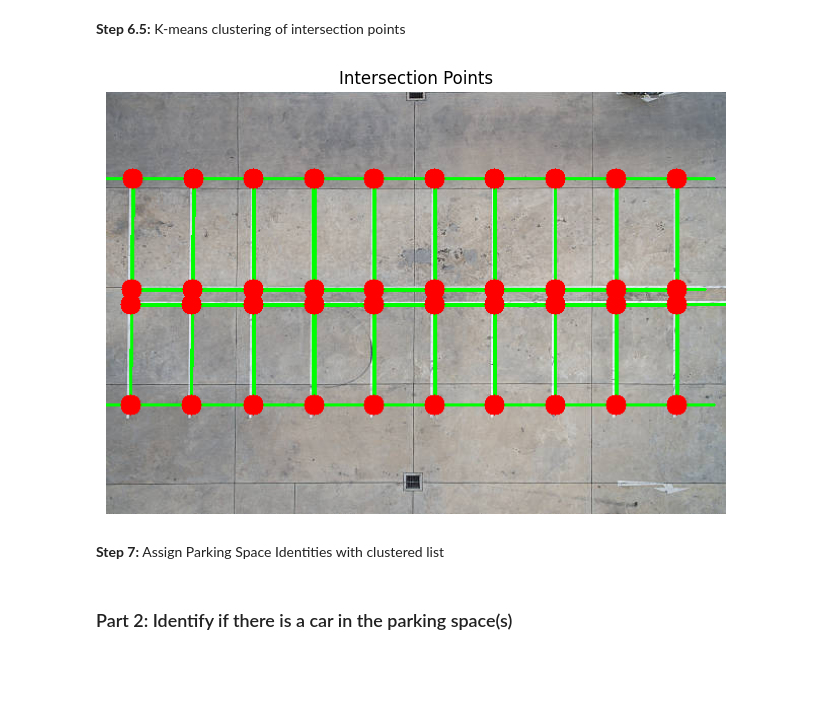
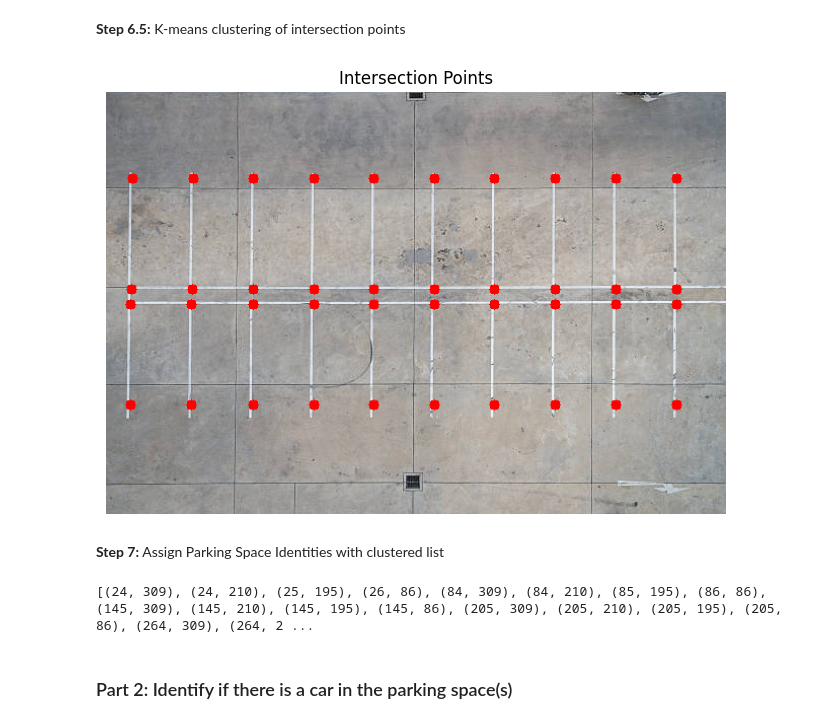
Before and after one commit to Kxushik/LotScan, a Jupyter notebook: lotscan.ipynb, the cells around one changed output. Cells and saved outputs as stored; diff of their text form; code cells hidden in the pictures; blank space fills up the shorter version.

Commit message:
Sorted?

```diff
--- a/lotscan.ipynb
+++ b/lotscan.ipynb
@@ -249,27 +249,34 @@ plt.show()
 # %%
 #Convert intersection points to numpy array for opencv kmeans
 intersection_points = np.array(intersection_points, dtype=np.float32)
 #criteria for kmeans
 criteria = (cv2.TERM_CRITERIA_EPS + cv2.TERM_CRITERIA_MAX_ITER, 100, 0.2)
 #kmeans clustering with 40 clusters
 _, labels, centers = cv2.kmeans(intersection_points, 40, None, criteria, 10,  cv2.KMEANS_PP_CENTERS)
 
 #convert centers to int32 for circles
 centers = np.int32(centers)
 
 for center in centers:
-    cv2.circle(line_image, center, 10, (255, 0, 0), -1)
+    cv2.circle(img1, tuple(center), 5, (255, 0, 0), -1)
 
 plt.figure(figsize=(8, 8))
 plt.axis('off')
 plt.title('Intersection Points')
-plt.imshow(line_image, cmap='gray')
+plt.imshow(img1, cmap='gray')
 if save:
     plt.savefig('original1.png')
 plt.show()
 # %% [output]
-[figure, old version]
+[figure, new version]
 # %% [markdown]
 **Step 7:** Assign Parking Space Identities with clustered list
+# %%
+centers = [tuple(center) for center in centers]
+sorted_centers_desc = sorted(centers, key=lambda point: point[1], reverse=True)
+sorted_centers_desc = sorted(sorted_centers_desc, key=lambda point: point[0])
+print(sorted_centers_desc)
+# %% [output]
+[(24, 309), (24, 210), (25, 195), (26, 86), (84, 309), (84, 210), (85, 195), (86, 86), (145, 309), (145, 210), (145, 195), (145, 86), (205, 309), (205, 210), (205, 195), (205, 86), (264, 309), (264, 2 ...
 # %% [markdown]
 ### Part 2: Identify if there is a car in the parking space(s)
```
